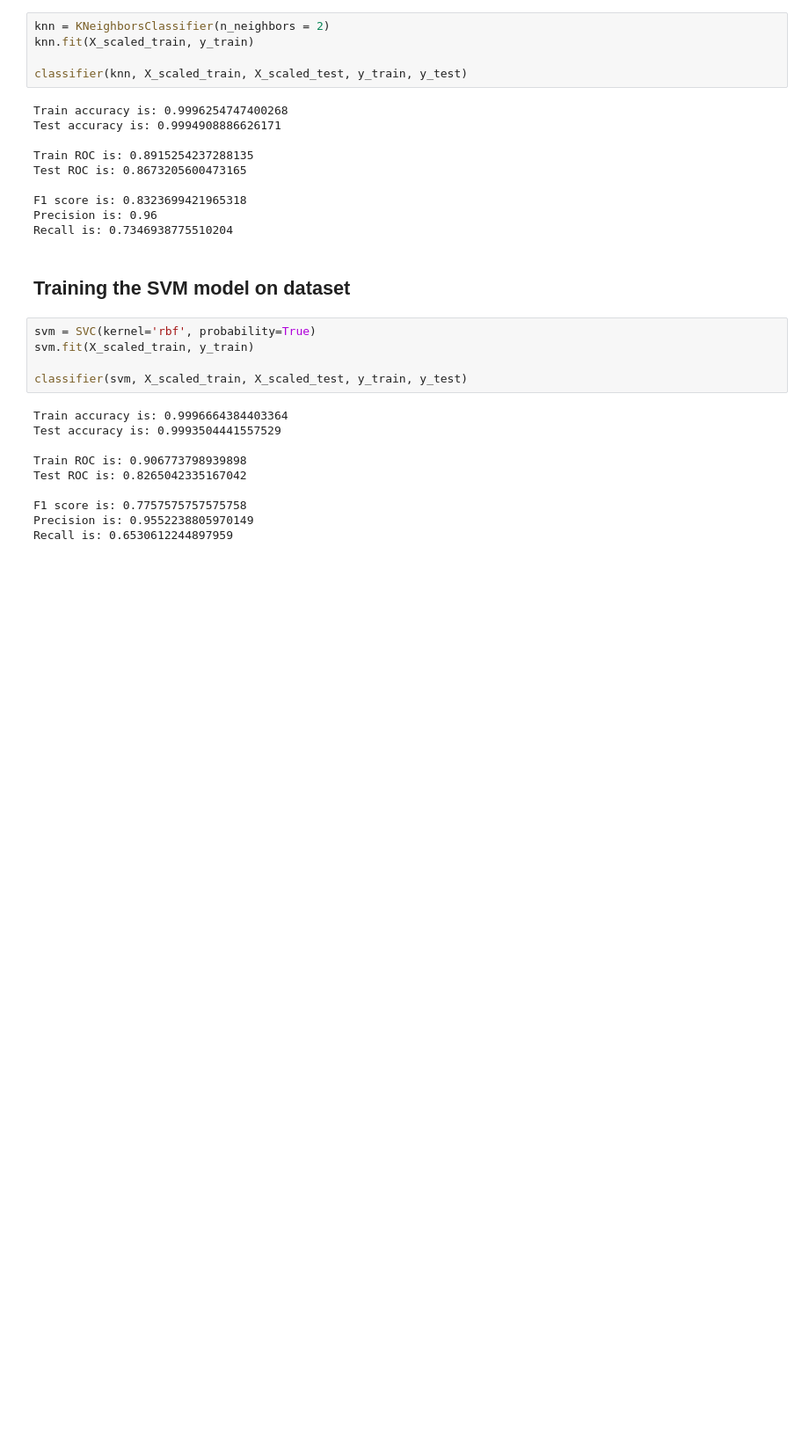
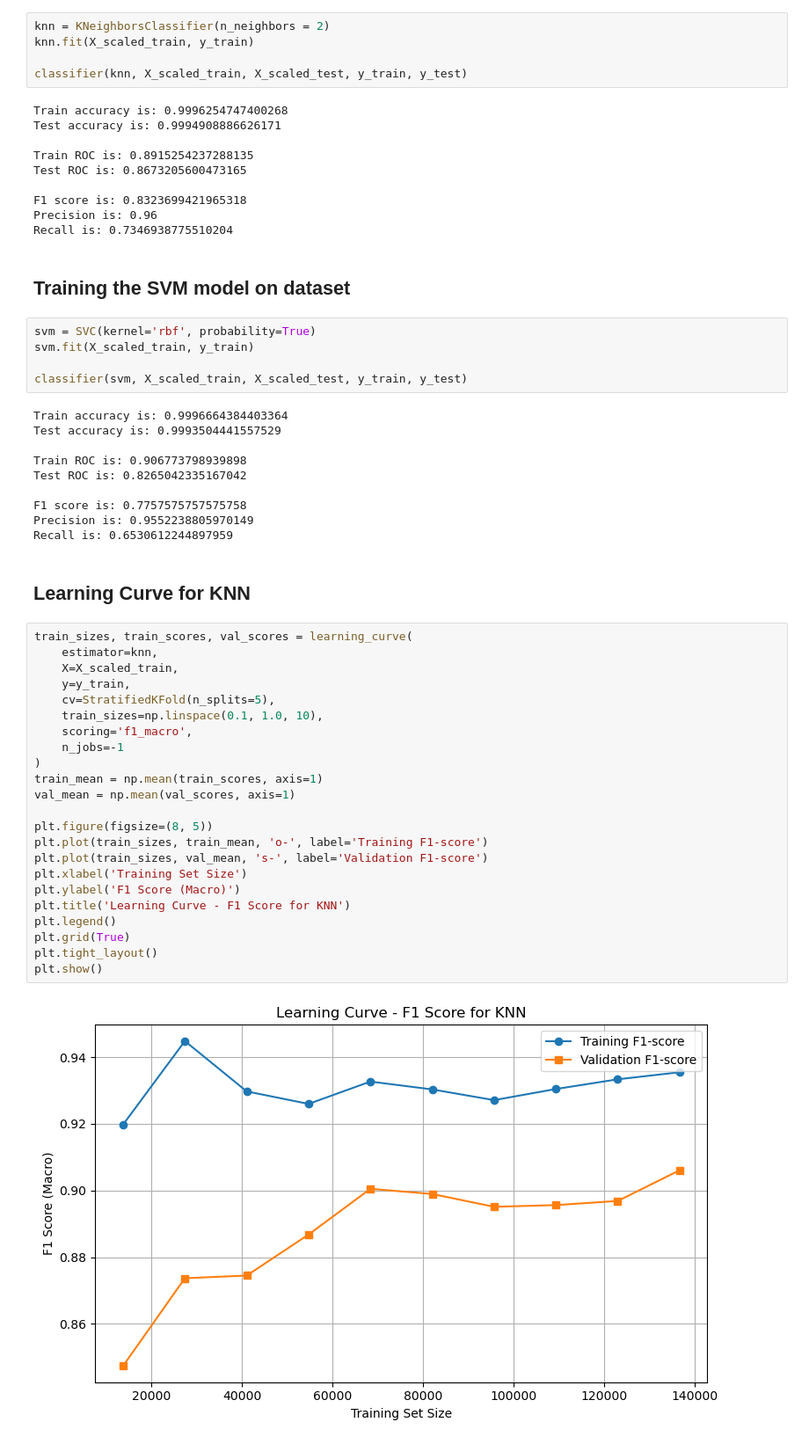
Before and after one commit to cedrickeller-cmd/financial-transactions-fraud-detection, a Jupyter notebook: knn_svm.ipynb, the cells around one changed output. Shown: that part at 88% size. Drawn from its saved outputs; the diff is of its cells as text; blank space fills up the shorter version.

Commit message:
Made changes to knn_svm file. Added Learning curves

```diff
--- a/knn_svm.ipynb
+++ b/knn_svm.ipynb
@@ -147,3 +148,30 @@ Test ROC is: 0.8265042335167042
 F1 score is: 0.7757575757575758
 Precision is: 0.9552238805970149
 Recall is: 0.6530612244897959
+# %% [markdown]
+## Learning Curve for KNN
+# %%
+train_sizes, train_scores, val_scores = learning_curve(
+    estimator=knn,
+    X=X_scaled_train,
+    y=y_train,
+    cv=StratifiedKFold(n_splits=5),
+    train_sizes=np.linspace(0.1, 1.0, 10),
+    scoring='f1_macro',
+    n_jobs=-1
+)
+train_mean = np.mean(train_scores, axis=1)
+val_mean = np.mean(val_scores, axis=1)
+
+plt.figure(figsize=(8, 5))
+plt.plot(train_sizes, train_mean, 'o-', label='Training F1-score')
+plt.plot(train_sizes, val_mean, 's-', label='Validation F1-score')
+plt.xlabel('Training Set Size')
+plt.ylabel('F1 Score (Macro)')
+plt.title('Learning Curve - F1 Score for KNN')
+plt.legend()
+plt.grid(True)
+plt.tight_layout()
+plt.show()
+# %% [output]
+[figure, added]
```
Also changed, not shown: parts of 5 cells of this notebook.
